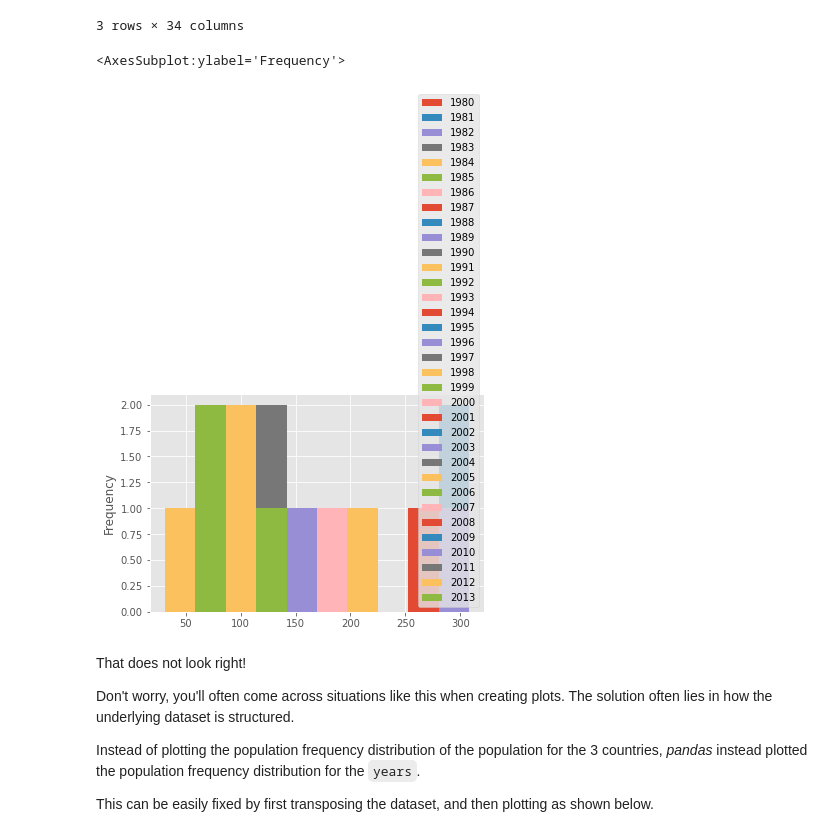
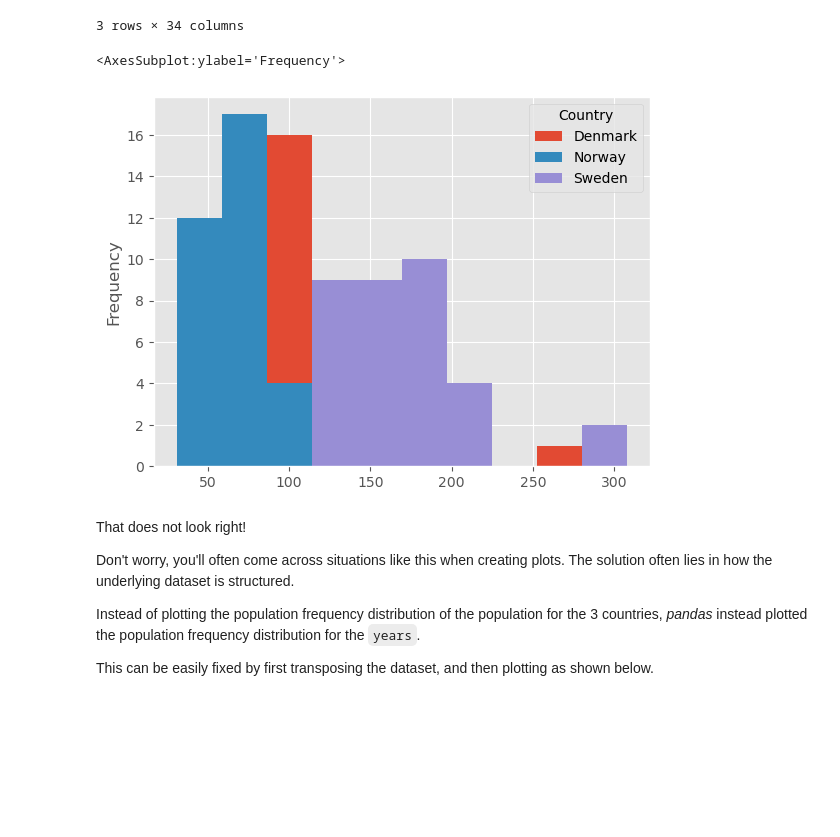
Before and after one commit to DurianDan/IBM-Data-Science-Professional-Certificate, a Jupyter notebook: 8_Data_Visualization_With_Python/week2/DV0101EN-Exercise-Area-Plots-Histograms-and-Bar-Charts.ipynb, the cells around one changed output. Drawn from its saved outputs; the diff is of its cells as text; code cells hidden in the pictures; blank space fills up the shorter version.

```diff
--- a/8_Data_Visualization_With_Python/week2/DV0101EN-Exercise-Area-Plots-Histograms-and-Bar-Charts.ipynb
+++ b/8_Data_Visualization_With_Python/week2/DV0101EN-Exercise-Area-Plots-Histograms-and-Bar-Charts.ipynb
@@ -45,10 +45,13 @@ import pandas as pd # primary data structure library
 # %% [markdown]
 Download the Canadian Immigration dataset and read it into a *pandas* dataframe.
 # %%
-df_can = pd.read_excel(
-    'https://cf-courses-data.s3.us.cloud-object-storage.appdomain.cloud/IBMDeveloperSkillsNetwork-DV0101EN-SkillsNetwork/Data%20Files/Canada.xlsx',
-    sheet_name='Canada by Citizenship',
-    skiprows=range(20),
-    skipfooter=2)
-print('Data downloaded and read into a dataframe!')
+# df_can = pd.read_excel(
+#     'https://cf-courses-data.s3.us.cloud-object-storage.appdomain.cloud/IBMDeveloperSkillsNetwork-DV0101EN-SkillsNetwork/Data%20Files/Canada.xlsx',
+#     sheet_name='Canada by Citizenship',
+#     skiprows=range(20),
+#     skipfooter=2)
+# import polars as pl
+# pl.from_pandas(df_can).write_ipc("Canadian_Immigration_dataset.arrow")
+df_can = pd.read_feather("../Canadian_Immigration_dataset.arrow")
+print('Data read into a pandas dataframe!')
 # %% [output]
@@ -506,10 +475,12 @@ df_can.loc[['Denmark', 'Norway', 'Sweden'], years]
 3 rows × 34 columns
 # %%
 # generate histogram
-df_can.loc[['Denmark', 'Norway', 'Sweden'], years].plot.hist()
+df_can.loc[['Denmark', 'Norway', 'Sweden'], years
+            ].transpose(
+            ).plot(stacked=False, kind="hist")
 # %% [output]
 <AxesSubplot:ylabel='Frequency'>
-[figure, old version]
+[figure, new version]
 # %% [markdown]
 That does not look right!
 
```
Also changed, not shown: parts of 17 cells of this notebook, 5 other files.
